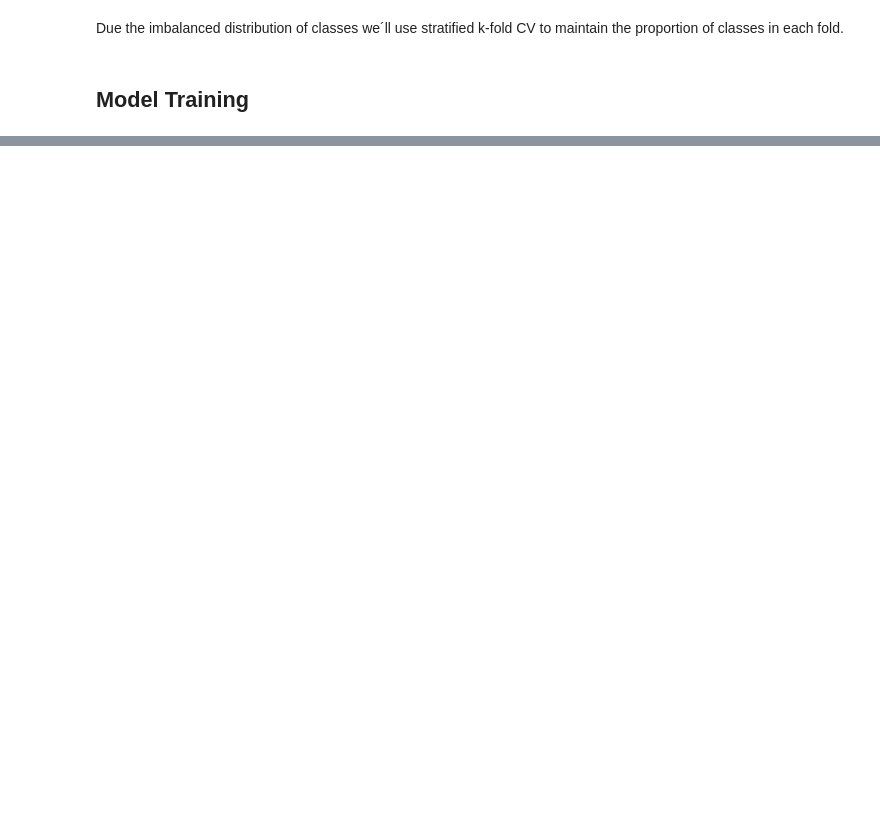
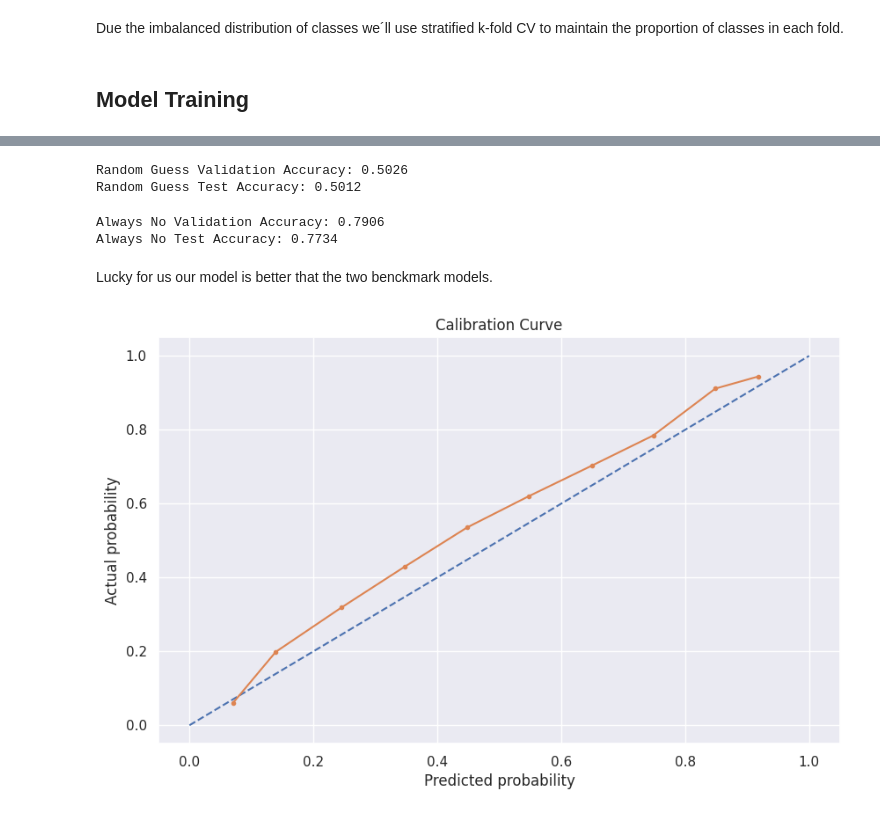
Before and after one commit to SebastianGarrido2790/Data-Science-Portafolio, a Jupyter notebook: Aussie_Rain.ipynb, the cells around one changed output, grey strips where cells are left out. Cells and saved outputs as stored; diff of their text form; code cells hidden in the pictures; blank space fills up the shorter version.

```diff
--- a/Aussie_Rain.ipynb
+++ b/Aussie_Rain.ipynb
@@ -567,2 +633,30 @@ dtype: int64
+# %%
+# Evaluate Random Guess Model
+y_val_random_pred = random_guess(X_val)
+y_test_random_pred = random_guess(X_test)
+
+# Validation Set Performance
+accuracy_val_random = accuracy_score(y_val, y_val_random_pred)
+print(f'Random Guess Validation Accuracy: {accuracy_val_random:.4f}')
+
+# Test Set Performance
+accuracy_test_random = accuracy_score(y_test, y_test_random_pred)
+print(f'Random Guess Test Accuracy: {accuracy_test_random:.4f}')
+# %% [output]
+Random Guess Validation Accuracy: 0.5026
+Random Guess Test Accuracy: 0.5012
 # %%
-accuracy_score(test_targets, random_guess(X_test))
+# Evaluate Always No Model
+y_val_no_pred = always_no(X_val)
+y_test_no_pred = always_no(X_test)
+
+# Validation Set Performance
+accuracy_val_no = accuracy_score(y_val, y_val_no_pred)
+print(f'Always No Validation Accuracy: {accuracy_val_no:.4f}')
+
+# Test Set Performance
+accuracy_test_no = accuracy_score(y_test, y_test_no_pred)
+print(f'Always No Test Accuracy: {accuracy_test_no:.4f}')
+# %% [output]
+Always No Validation Accuracy: 0.7906
+Always No Test Accuracy: 0.7734
@@ -661,0 +663,17 @@ print(f"Test Metrics:\nAccuracy: {test_metrics[0]:.2f}, Precision: {test_metrics
+# %% [markdown]
+Lucky for us our model is better that the two benckmark models.
+# %%
+def plot_calibration_curve(y_true, y_prob):
+    fraction_of_positives, mean_predicted_value = calibration_curve(y_true, y_prob, n_bins=10)
+
+    plt.plot([0, 1], [0, 1], linestyle='--')
+    plt.plot(mean_predicted_value, fraction_of_positives, marker='.')
+    plt.xlabel("Predicted probability")
+    plt.ylabel("Actual probability")
+    plt.title("Calibration Curve")
+    plt.show()
+# %%
+y_prob = best_pipeline.predict_proba(X_test)[:, 1]
+plot_calibration_curve(y_test, y_prob)
+# %% [output]
+[figure, added]
```
Also changed, not shown: parts of 49 cells of this notebook.
